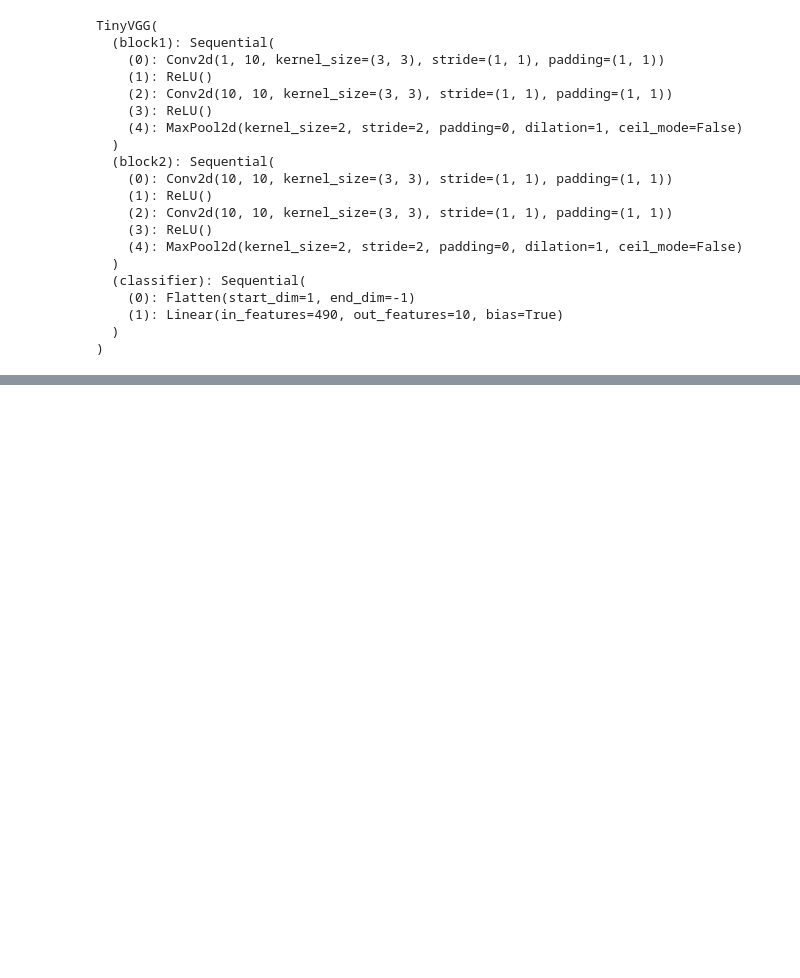
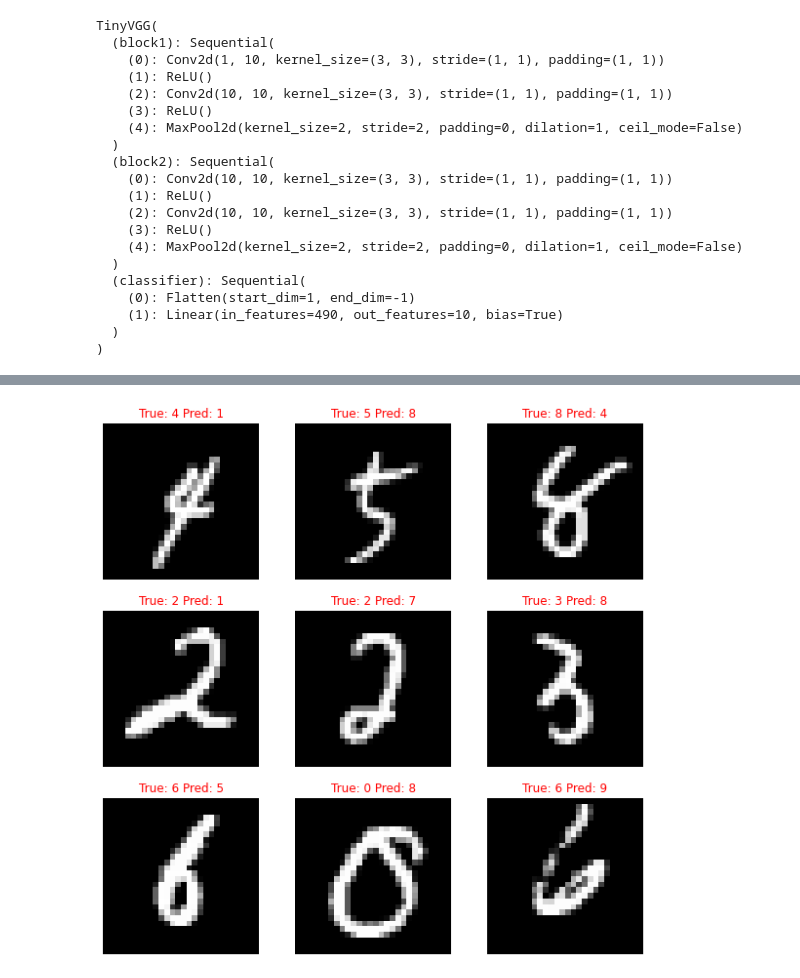
Before and after one commit to daspartho/learn-pytorch, a Jupyter notebook: cv.ipynb, the cells around one changed output, grey strips where cells are left out. Saved outputs shown, nothing was run; the diff lists cells and outputs as text; code cells hidden in the pictures; blank space fills up the shorter version.

```diff
--- a/cv.ipynb
+++ b/cv.ipynb
@@ -694,0 +796,16 @@ TinyVGG(
+# %%
+import random
+
+random_selection = random.sample(list(wrong_pred_indexes), k=9)
+
+plt.figure(figsize=(10,10))
+for i, idx in enumerate(random_selection):
+    true_label = test_data[idx][1]
+    pred_label = pred_tensor[idx]
+
+    plt.subplot(3, 3, i+1)
+    plt.imshow(test_data[idx][0].squeeze(), cmap="gray")
+    plt.title(f"True: {true_label} Pred: {pred_label}", c="r")
+    plt.axis(False)
+# %% [output]
+[figure, added]
```
Also changed, not shown: parts of 10 cells of this notebook.
